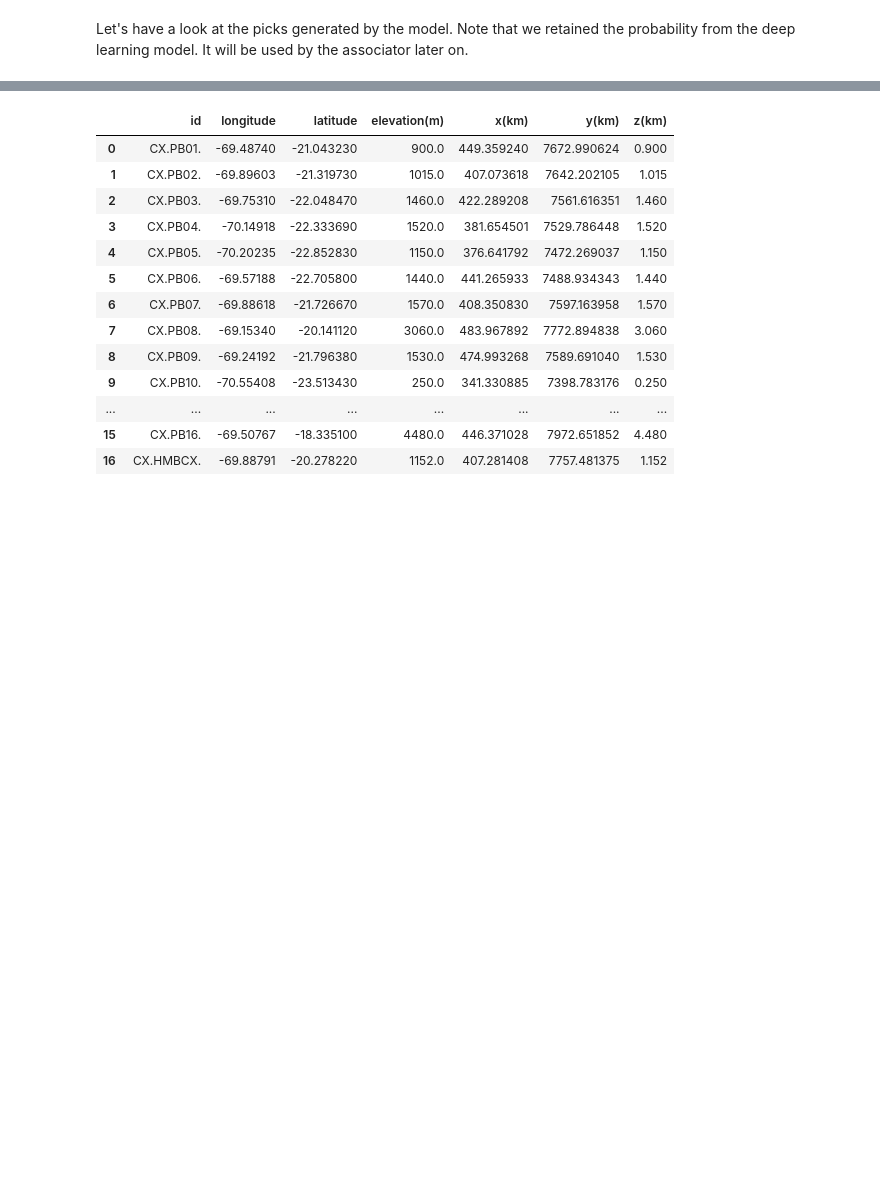
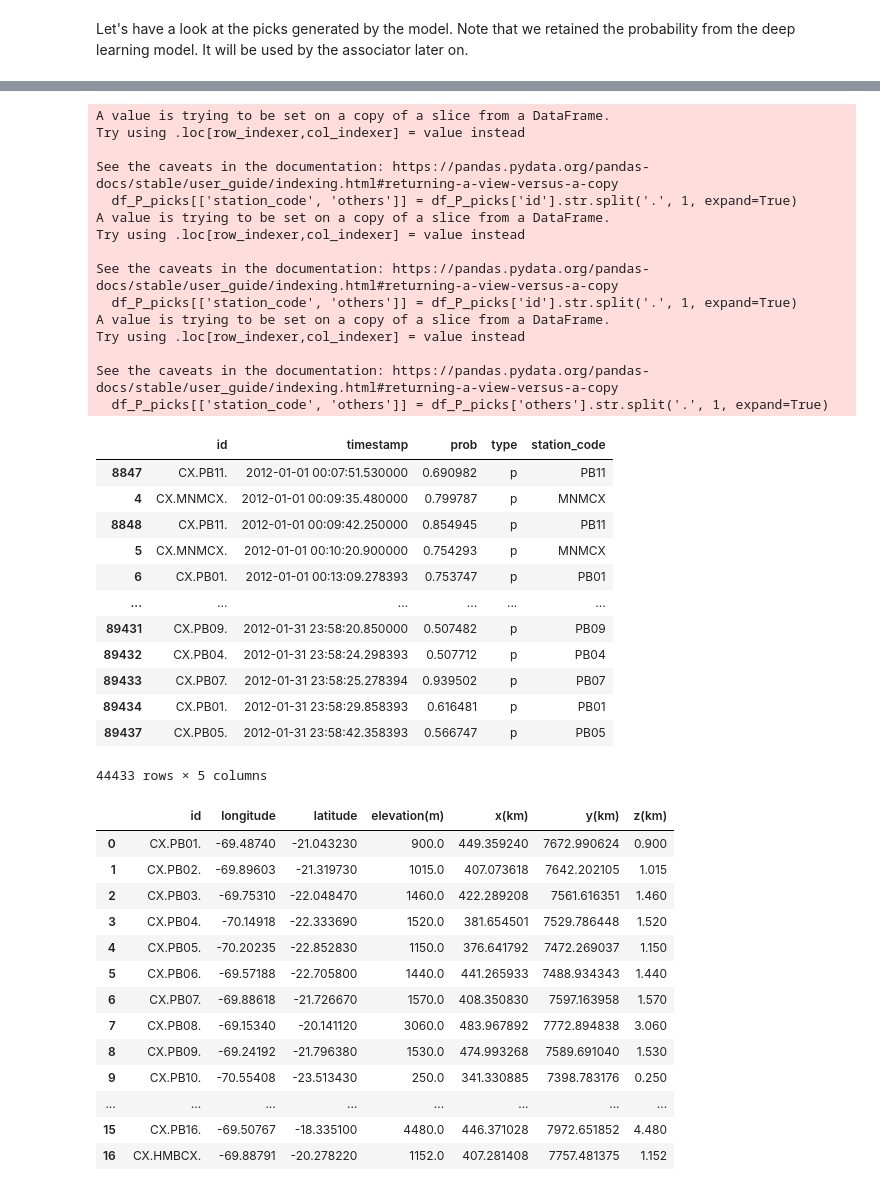
Before and after one commit to javak87/Transfer-Deep-Learning-chile-subduction-zone, a Jupyter notebook: seisbench-examples/chile_catalog_seisbench_gamma.ipynb, the cells around one changed output, grey strips where cells are left out. Saved outputs shown, nothing was run; the diff lists cells and outputs as text; code cells hidden in the pictures; blank space fills up the shorter version.

```diff
--- a/seisbench-examples/chile_catalog_seisbench_gamma.ipynb
+++ b/seisbench-examples/chile_catalog_seisbench_gamma.ipynb
@@ -188,3 +193,39 @@ pick_df.sort_values("timestamp")
+# %%
+pick_df.to_pickle(os.path.join('{0}/{1}'.format(seisbench.cache_root,'datasets/chile/files_paths/pick_df.pkl')))
+df_P_picks = pick_df[pick_df.type == 'p']
+df_P_picks[['station_code', 'others']] = df_P_picks['id'].str.split('.', 1, expand=True)
+df_P_picks[['station_code', 'others']] = df_P_picks['others'].str.split('.', 1, expand=True)
+df_P_picks = df_P_picks.drop(['others'], axis=1)
+df_P_picks
+# %% [output]
+A value is trying to be set on a copy of a slice from a DataFrame.
+Try using .loc[row_indexer,col_indexer] = value instead
+
+See the caveats in the documentation: https://pandas.pydata.org/pandas-docs/stable/user_guide/indexing.html#returning-a-view-versus-a-copy
+  df_P_picks[['station_code', 'others']] = df_P_picks['id'].str.split('.', 1, expand=True)
+A value is trying to be set on a copy of a slice from a DataFrame.
+Try using .loc[row_indexer,col_indexer] = value instead
+
+See the caveats in the documentation: https://pandas.pydata.org/pandas-docs/stable/user_guide/indexing.html#returning-a-view-versus-a-copy
+  df_P_picks[['station_code', 'others']] = df_P_picks['id'].str.split('.', 1, expand=True)
+A value is trying to be set on a copy of a slice from a DataFrame.
+Try using .loc[row_indexer,col_indexer] = value instead
+
+See the caveats in the documentation: https://pandas.pydata.org/pandas-docs/stable/user_guide/indexing.html#returning-a-view-versus-a-copy
+  df_P_picks[['station_code', 'others']] = df_P_picks['others'].str.split('.', 1, expand=True)
+|  | id | timestamp | prob | type | station_code |
+| 8847 | CX.PB11. | 2012-01-01 00:07:51.530000 | 0.690982 | p | PB11 |
+| 4 | CX.MNMCX. | 2012-01-01 00:09:35.480000 | 0.799787 | p | MNMCX |
+| 8848 | CX.PB11. | 2012-01-01 00:09:42.250000 | 0.854945 | p | PB11 |
+| 5 | CX.MNMCX. | 2012-01-01 00:10:20.900000 | 0.754293 | p | MNMCX |
+| 6 | CX.PB01. | 2012-01-01 00:13:09.278393 | 0.753747 | p | PB01 |
+| ... | ... | ... | ... | ... | ... |
+| 89431 | CX.PB09. | 2012-01-31 23:58:20.850000 | 0.507482 | p | PB09 |
+| 89432 | CX.PB04. | 2012-01-31 23:58:24.298393 | 0.507712 | p | PB04 |
+| 89433 | CX.PB07. | 2012-01-31 23:58:25.278394 | 0.939502 | p | PB07 |
+| 89434 | CX.PB01. | 2012-01-31 23:58:29.858393 | 0.616481 | p | PB01 |
+| 89437 | CX.PB05. | 2012-01-31 23:58:42.358393 | 0.566747 | p | PB05 |
+44433 rows × 5 columns
 # %%
 station_df
 # %% [output]
```
Also changed, not shown: parts of 7 cells of this notebook, 16 other files.
